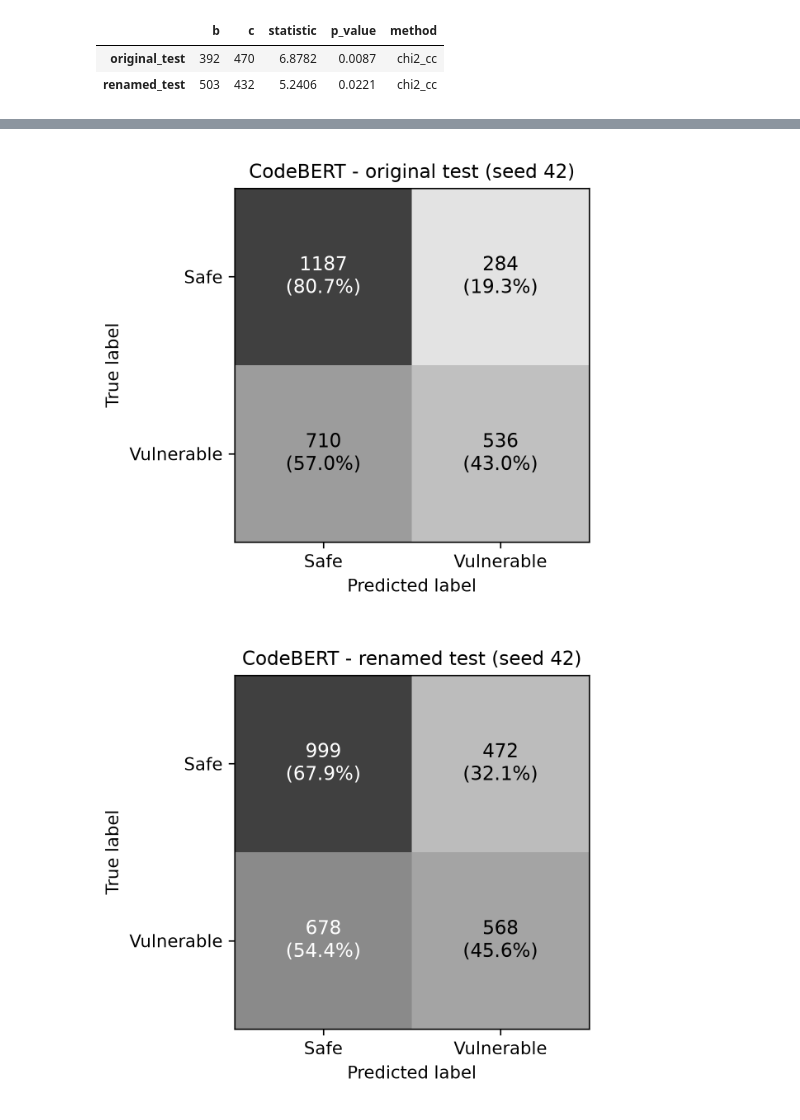
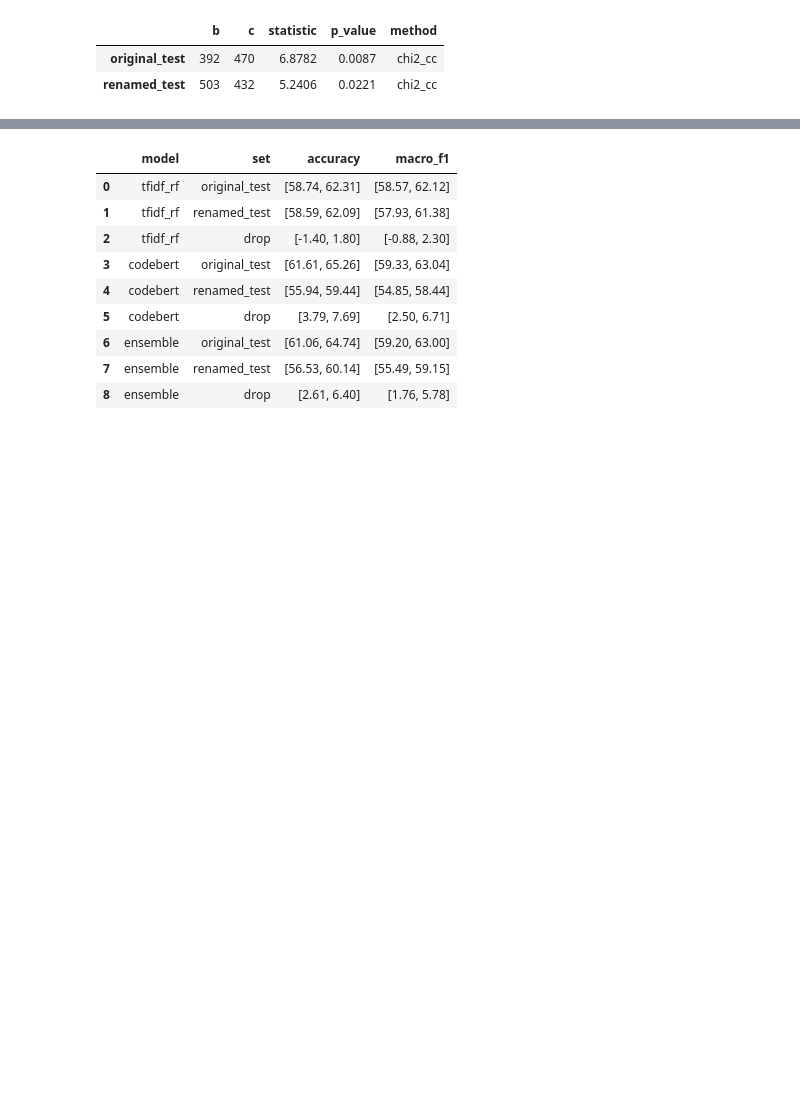
Before and after one commit to KhalidExe/arti404-group1-vuln-detection, a Jupyter notebook: vuln_detection.ipynb, the cells around one changed output, grey strips where cells are left out. Cells and saved outputs as stored; diff of their text form; code cells hidden in the pictures; blank space fills up the shorter version.

Commit message:
Notebook: bootstrap table, device-aware reproducibility check, fresh-session outputs

```diff
--- a/vuln_detection.ipynb
+++ b/vuln_detection.ipynb
@@ -291,8 +291,12 @@ display(pd.DataFrame(summary["mcnemar"]).T)
 | original_test | 392 | 470 | 6.8782 | 0.0087 | chi2_cc |
 | renamed_test | 503 | 432 | 5.2406 | 0.0221 | chi2_cc |
 # %%
-for f in ["drop_chart.png", "cm_tfidf_rf_orig.png", "cm_tfidf_rf_ren.png", "cm_codebert_orig.png", "cm_codebert_ren.png"]:
-    path = RESULTS / "figures" / f
-    if path.exists():
-        display(Image(filename=str(path), width=520))
+# 95% bootstrap confidence intervals (1,000 resamples of the test set, seed-42 runs; the drop uses paired resampling)
+ci = summary["bootstrap_ci"]
+rows = []
+for method in ["tfidf_rf", "codebert", "ensemble"]:
+    for key in ["original_test", "renamed_test", "drop"]:
+        rows.append({"model": method, "set": key, **{m: f"[{100 * ci[method][key][m]['low']:.2f}, {100 * ci[method][key][m]['high']:.2f}]"
+                                                     for m in ["accuracy", "macro_f1"]}})
+display(pd.DataFrame(rows))
 # %% [output]
@@ -302,3 +303,11 @@ for f in ["drop_chart.png", "cm_tfidf_rf_orig.png", "cm_tfidf_rf_ren.png", "cm_c
-[figure, removed]
-[figure, removed]
+|  | model | set | accuracy | macro_f1 |
+| 0 | tfidf_rf | original_test | [58.74, 62.31] | [58.57, 62.12] |
+| 1 | tfidf_rf | renamed_test | [58.59, 62.09] | [57.93, 61.38] |
+| 2 | tfidf_rf | drop | [-1.40, 1.80] | [-0.88, 2.30] |
+| 3 | codebert | original_test | [61.61, 65.26] | [59.33, 63.04] |
+| 4 | codebert | renamed_test | [55.94, 59.44] | [54.85, 58.44] |
+| 5 | codebert | drop | [3.79, 7.69] | [2.50, 6.71] |
+| 6 | ensemble | original_test | [61.06, 64.74] | [59.20, 63.00] |
+| 7 | ensemble | renamed_test | [56.53, 60.14] | [55.49, 59.15] |
+| 8 | ensemble | drop | [2.61, 6.40] | [1.76, 5.78] |
 # %%
```
Also changed, not shown: parts of 26 cells of this notebook.
